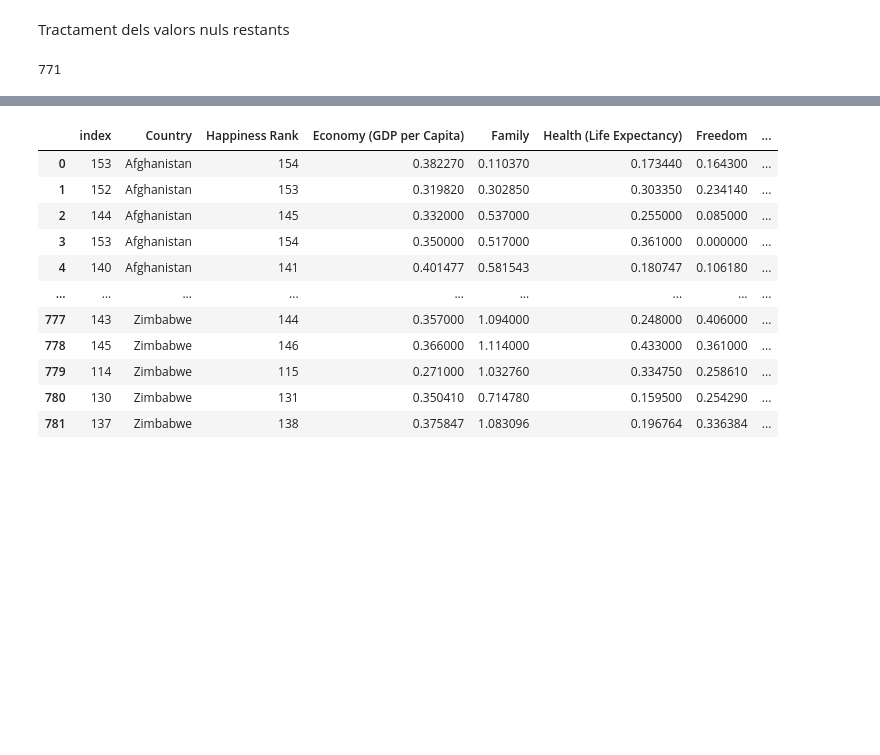
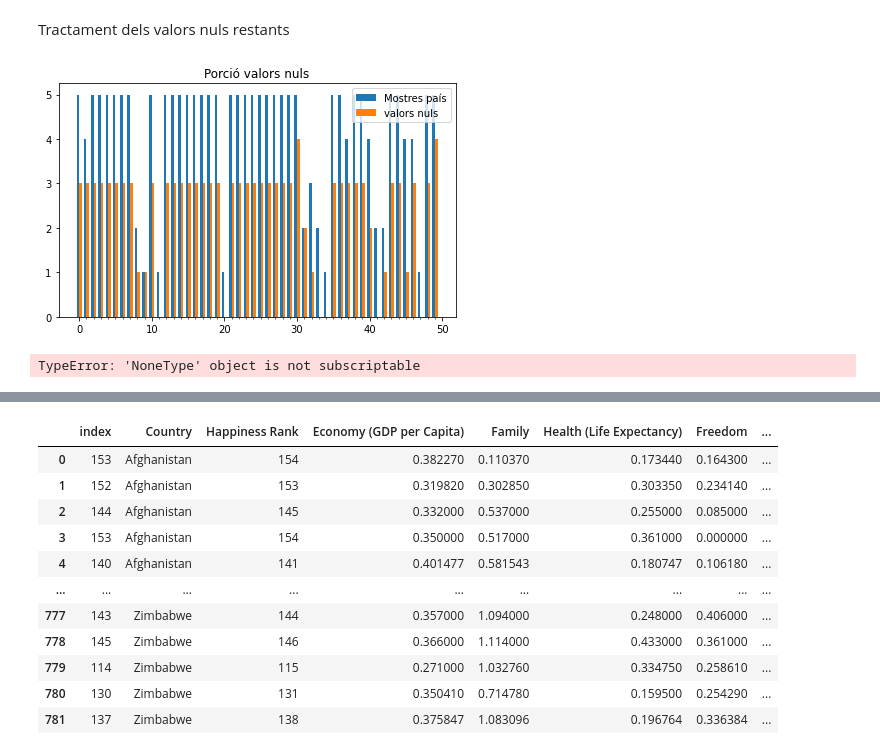
Before and after one commit to noajaneroliver/CasKaggle, a Jupyter notebook: WorldHapinessReport.ipynb, the cells around one changed output, grey strips where cells are left out. Saved outputs shown, nothing was run; the diff lists cells and outputs as text; code cells hidden in the pictures; blank space fills up the shorter version.

```diff
--- a/WorldHapinessReport.ipynb
+++ b/WorldHapinessReport.ipynb
@@ -103,8 +115,10 @@ countries = list(set(df['Country'].values))
 countries = sorted(countries)
 # %%
 new_regions = []
+countriess = []
 for i in range(len(countries)):
         country_index = np.where(df['Country'] == countries[i]) # Get indexes of current country
+        countriess.append(country_index)
         current_country_df = df.iloc[country_index] #get values of current indexes
         if all(pd.isnull(current_country_df['Region'].values)): # if all null for regions, drop country from df
             country_index = np.where(df['Country'] == countries[i])[0]
@@ -114,10 +128,46 @@ for i in range(len(countries)):
                 except KeyError:
                     pass
         else:
-            region_name_pos = np.where([type(x) == str for x in current_country_df['Region'].values])[0][0]
-            region = current_country_df['Region'].values[region_name_pos]
-            current_country_df = current_country_df.replace(np.nan, region)
+            region_name_pos = np.where([type(x) == str for x in current_country_df['Region'].values])[0][0] #posicio del primer valor no nul de regio per aquell pais
+            region = current_country_df['Region'].values[region_name_pos] #obtencio de la regio en questio
+            current_country_df = current_country_df.replace(np.nan, region) #reemplaçem els valors nuls ab el nom d'aquella regio
             new_regions.append(current_country_df['Region'].values)
+# %%
+total_mostres_pais = []
+valors_nuls = []
+new_countries = []
+for count in countriess:
+    total_mostres_pais.append(len(count[0]))
+    comptador = 0 #nombre valors nulls per pais
+    for i in count[0]:
+        current = df.iloc[i]['Region']
+        if(current!=current):
+            comptador+=1
+            new_countries.append(df.iloc[i]['Country'])
+    valors_nuls.append(comptador)
+
+new_countries = set(new_countries)
+# %%
+labels = countries[100:150]
+totalvalues = total_mostres_pais[100:150]
+nanvalues = valors_nuls[100:150]
+
+x = np.arange(len(labels))  # the label locations
+width = 0.35  # the width of the bars
+
+fig, ax = plt.subplots()
+rects1 = ax.bar(x - width/2, totalvalues, width, label='Mostres país')
+rects2 = ax.bar(x + width/2, nanvalues, width, label='valors nuls')
+
+ax.set_title('Porció valors nuls')
+ax.set_xticks(x, labels)
+ax.legend()
+
+fig.tight_layout()
+plt.show()[0:50]
+# %% [output]
+[figure, added]
+TypeError: 'NoneType' object is not subscriptable
 # %%
 new_regions = list(new_regions)
 k = 0
@@ -126,10 +176,6 @@ for arr in new_regions:
     for vals in arr:
         region_vals.append(vals)
         k+=1
-
-len(region_vals)
-# %% [output]
-771
 # %%
 df['Region'] = region_vals
 df.head(20)
```
Also changed, not shown: parts of 2 cells of this notebook.
